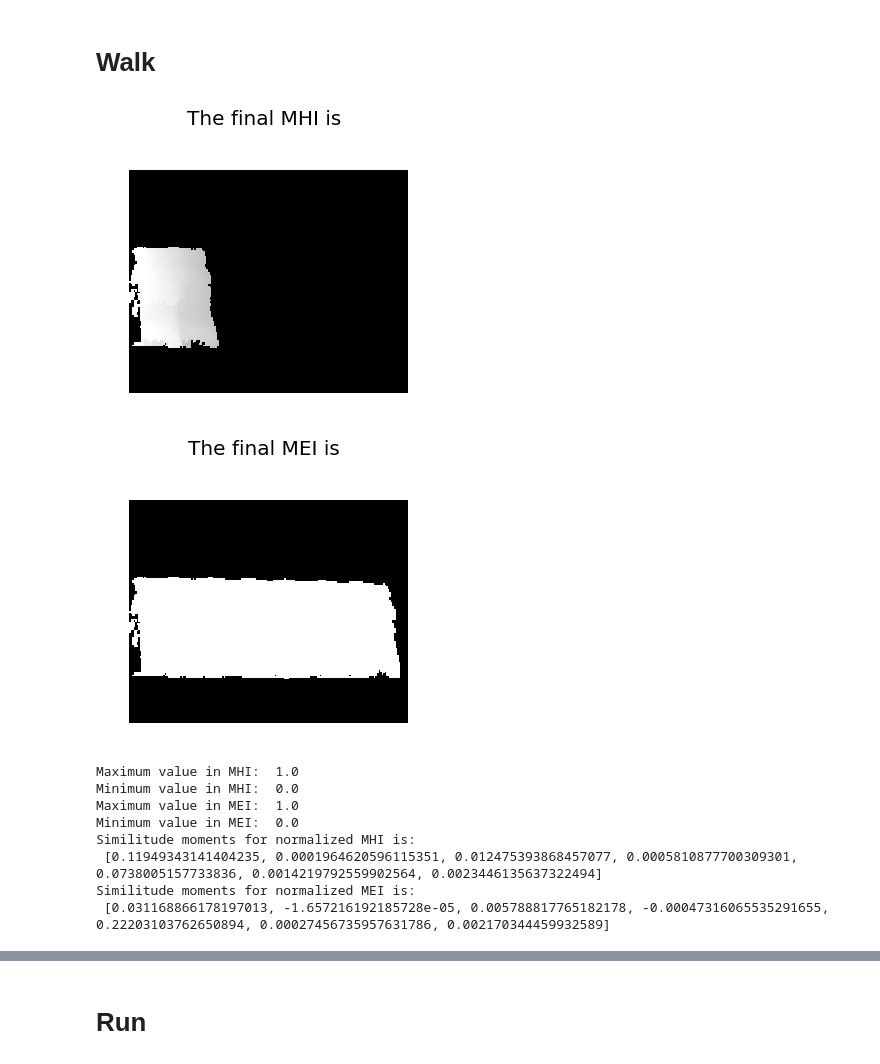
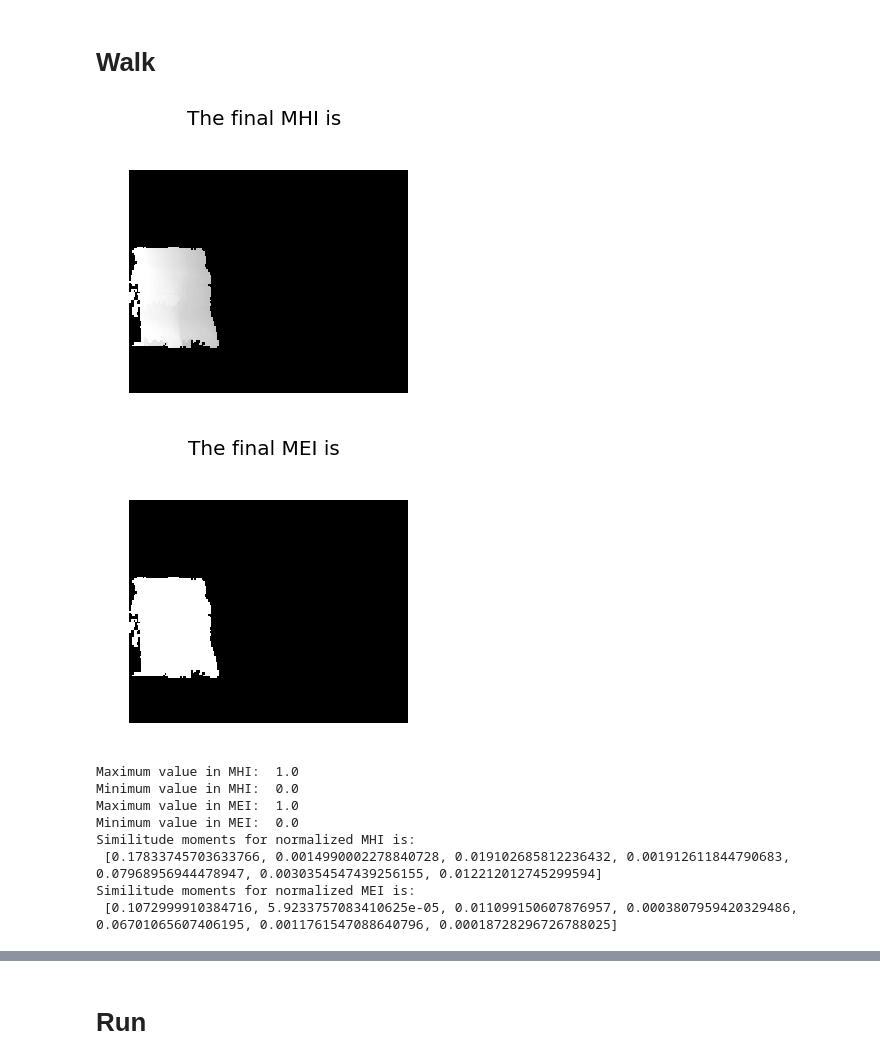
Before and after one commit to sandeep-srinivasan/Computer-Vision-Project, a Jupyter notebook: Computer Vision Project.ipynb, the cells around one changed output, grey strips where cells are left out. Cells and saved outputs as stored; diff of their text form; code cells hidden in the pictures.

```diff
--- a/Computer Vision Project.ipynb
+++ b/Computer Vision Project.ipynb
@@ -124,10 +126,20 @@ def MEI(Im):
+# %%
+def MEI_t(mhi):
+    mei = (mhi > 0)*1
+    fig= plt.figure(figsize=(5,5))
+    fig.suptitle('The final MEI is', fontsize = 20)
+    plt.imshow(mei)
+    plt.axis('off')
+    plt.show()
+
+    return(np.asarray(mei))
 # %% [markdown]
 # Normalizing function
 # %%
 def normalize(mhi,mei):
     #Normalize MHI and MEI,
 
-    mhi_n = np.fmax(0,(mhi - 1.0)/(np.max(mhi)-1))
+    mhi_n = np.maximum(0, np.divide((mhi - (np.min(mhi[np.nonzero(mhi)]) - 1.0)),(np.max(mhi[np.nonzero(mhi)]) - (np.min(mhi[np.nonzero(mhi)]) - 1.0))))
 
     print('Maximum value in MHI: ', np.max(mhi_n))
     print('Minimum value in MHI: ', np.min(mhi_n))
@@ -164,29 +176,29 @@ def similitude_moments(Im):
 # %%
 frame_grabber('daria_walk')
 daria_walk = read_files('daria_walk')
 frame_grabber('bg_015')
 daria_bg = read_files('bg_015')
 daria_walk_bs = background_subtraction(daria_walk,daria_bg[0],40)
 daria_walk_mhi = MHI(daria_walk_bs,20)
-daria_walk_mei = MEI(daria_walk_bs)
+daria_walk_mei = MEI_t(daria_walk_mhi)
 
 daria_walk_mhi_n, daria_walk_mei_n = normalize(daria_walk_mhi, daria_walk_mei)
 daria_walk_mhi_sm = similitude_moments(daria_walk_mhi_n)
 daria_walk_mei_sm = similitude_moments(daria_walk_mei_n)
 print('Similitude moments for normalized MHI is:\n', daria_walk_mhi_sm)
 print('Similitude moments for normalized MEI is:\n', daria_walk_mei_sm)
 daria_walk_sm = daria_walk_mhi_sm + daria_walk_mei_sm
 # %% [output]
 [figure]
-[figure, old version]
+[figure, new version]
 Maximum value in MHI:  1.0
 Minimum value in MHI:  0.0
 Maximum value in MEI:  1.0
 Minimum value in MEI:  0.0
 Similitude moments for normalized MHI is:
- [0.11949343141404235, 0.0001964620596115351, 0.012475393868457077, 0.0005810877700309301, 0.0738005157733836, 0.0014219792559902564, 0.0023446135637322494]
+ [0.17833745703633766, 0.0014990002278840728, 0.019102685812236432, 0.001912611844790683, 0.07968956944478947, 0.0030354547439256155, 0.012212012745299594]
 Similitude moments for normalized MEI is:
- [0.031168866178197013, -1.657216192185728e-05, 0.005788817765182178, -0.00047316065535291655, 0.22203103762650894, 0.00027456735957631786, 0.002170344459932589]
+ [0.1072999910384716, 5.9233757083410625e-05, 0.011099150607876957, 0.0003807959420329486, 0.06701065607406195, 0.0011761547088640796, 0.00018728296726788025]
 # %%
 frame_grabber('denis_walk')
 denis_walk = read_files('denis_walk')
```
Also changed, not shown: parts of 12 cells of this notebook.
